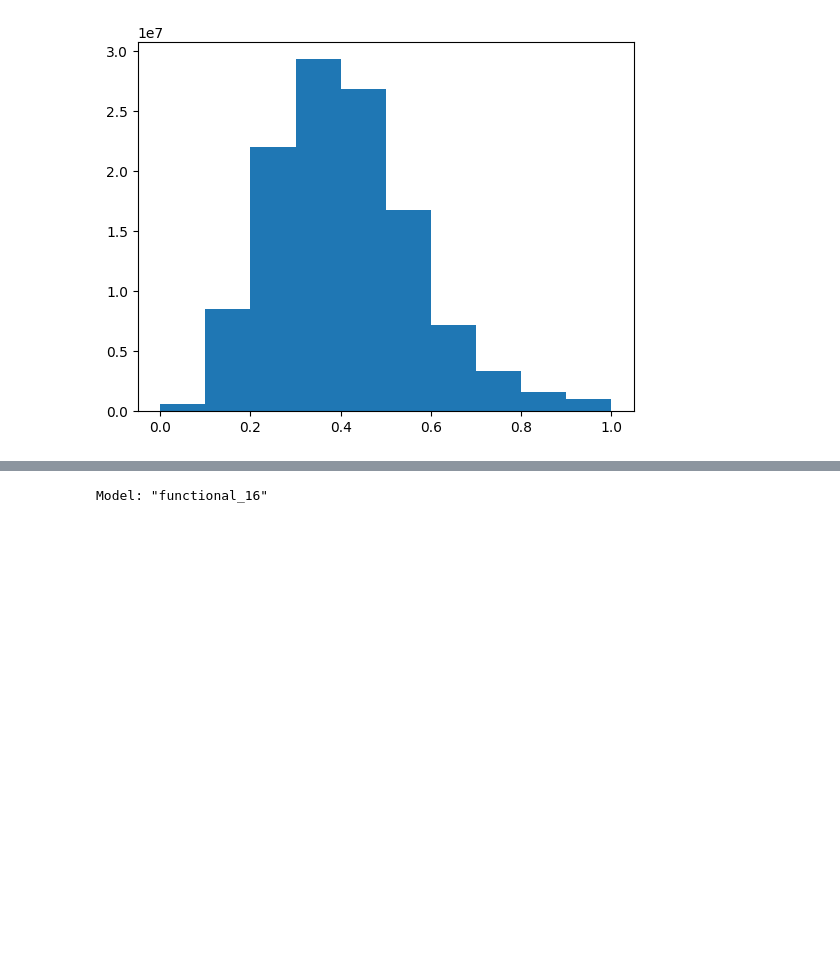
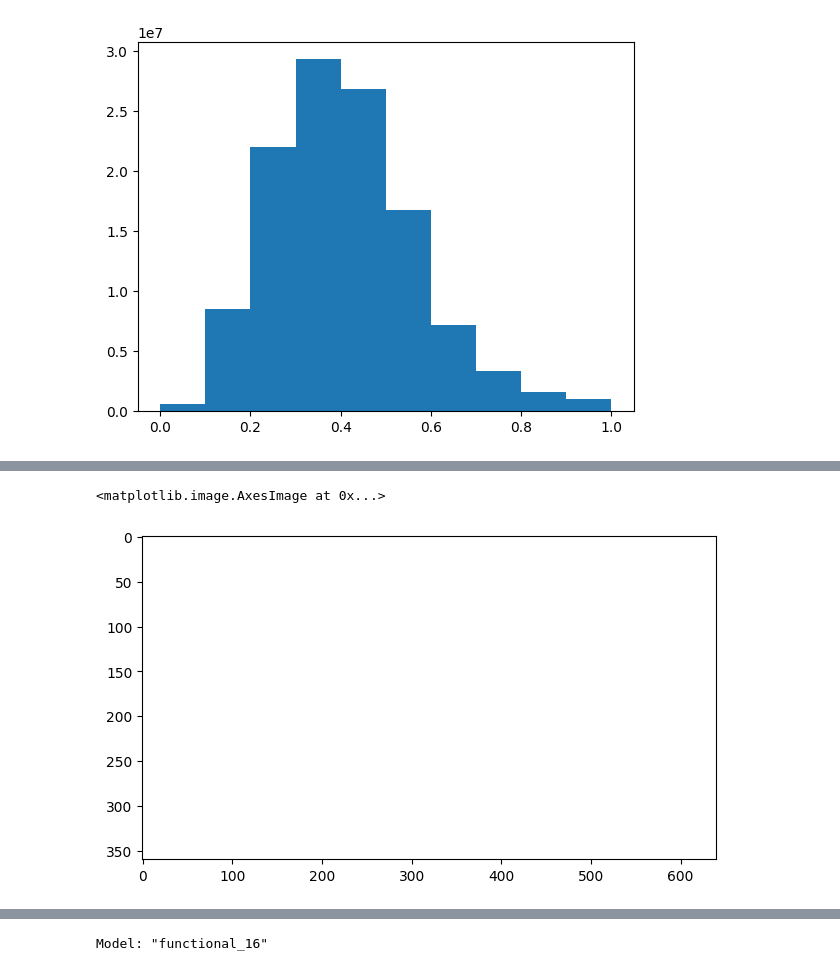
Before and after one commit to radioperez/nornickel-cv, a Jupyter notebook: jupyter testing/main.ipynb, the cells around one changed output, grey strips where cells are left out. Drawn from its saved outputs; the diff is of its cells as text; code cells hidden in the pictures; blank space fills up the shorter version.

```diff
--- a/jupyter testing/main.ipynb
+++ b/jupyter testing/main.ipynb
@@ -25,7 +25,7 @@ data_dir = os.path.join(os.pardir, os.pardir,'data')
 
 x = []
 y = []
-shape = (360,640)#решейп это кто
+shape = (180, 320)#решейп это кто
 
 for fullpath, dirs, files in os.walk(data_dir):
     if len(dirs) == 0:
@@ -52,7 +52,8 @@ plt.hist(x.flatten())
  <BarContainer object of 10 artists>)
 [figure]
 # %%
-from keras.layers import Input, Conv2D, Conv2DTranspose, MaxPool2D, UpSampling2D, BatchNormalization
+from keras.layers import Input, Conv2D, Conv2DTranspose, MaxPool2D, UpSampling2D, BatchNormalization, add
+from keras.models import Model
 
 input_shape = x.shape[-3:]
 inputs = Input(input_shape)
@@ -71,10 +72,10 @@ for filters in [64, 128, 256]:
 
     mm = MaxPool2D(3, strides=2, padding='same')(mm)
 
-    residual = layers.Conv2D(filters, 1, strides=2, padding="same")(
+    residual = Conv2D(filters, 1, strides=2, padding="same")(
         previous_block_activation
     )
-    mm = layers.add([mm, residual])  # Add back residual
+    mm = add([mm, residual])  # Add back residual
     previous_block_activation = mm  # Set aside next residual
 
 for filters in [256, 128, 64]:
@@ -85,16 +86,16 @@ for filters in [256, 128, 64]:
     mm = BatchNormalization()(mm)
 
     mm = UpSampling2D()(mm)
-    residual = layers.UpSampling2D(2)(previous_block_activation)
-    residual = layers.Conv2D(filters, 1, padding="same")(residual)
-    mm = layers.add([mm, residual])  # Add back residual
+    residual = UpSampling2D(2)(previous_block_activation)
+    residual = Conv2D(filters, 1, padding="same")(residual)
+    mm = add([mm, residual])  # Add back residual
     previous_block_activation = mm  # Set aside next residual
 
 # Add a per-pixel classification layer
-outputs = layers.Conv2D(1, 3, activation="softmax", padding="same")(mm)
+outputs = Conv2D(1, 3, activation="softmax", padding="same")(mm)
 
 # Define the model
-model = keras.Model(inputs, outputs)
+model = Model(inputs, outputs)
 
 model.summary()
 # %% [output]
@@ -127,6 +128,6 @@ from sklearn.model_selection import train_test_split
 seed = 42
 x_train, x_val, y_train, y_val = train_test_split(x, y, train_size=0.9, random_state=seed)
 # %%
-model.fit(x_train, y_train, validation_split=0.2, epochs=5)
+model.fit(x_train, y_train, validation_split=0.2, epochs=5, verbose=1)
 # %% [output]
 Epoch 1/5
@@ -136,0 +150,2 @@ scores
+# %%
+predictions = model.predict(x_val)
@@ -136,0 +154,5 @@ scores
+# %%
+io.imshow(predictions[1])
+# %% [output]
+<matplotlib.image.AxesImage at 0x...>
+[figure, added]
```
Also changed, not shown: parts of 6 cells of this notebook.
